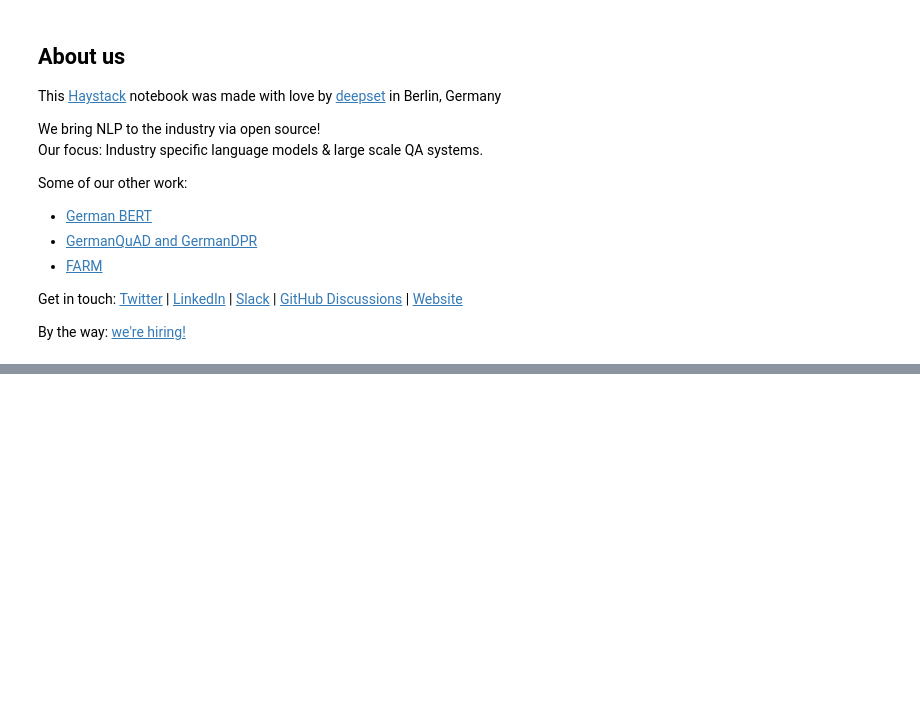
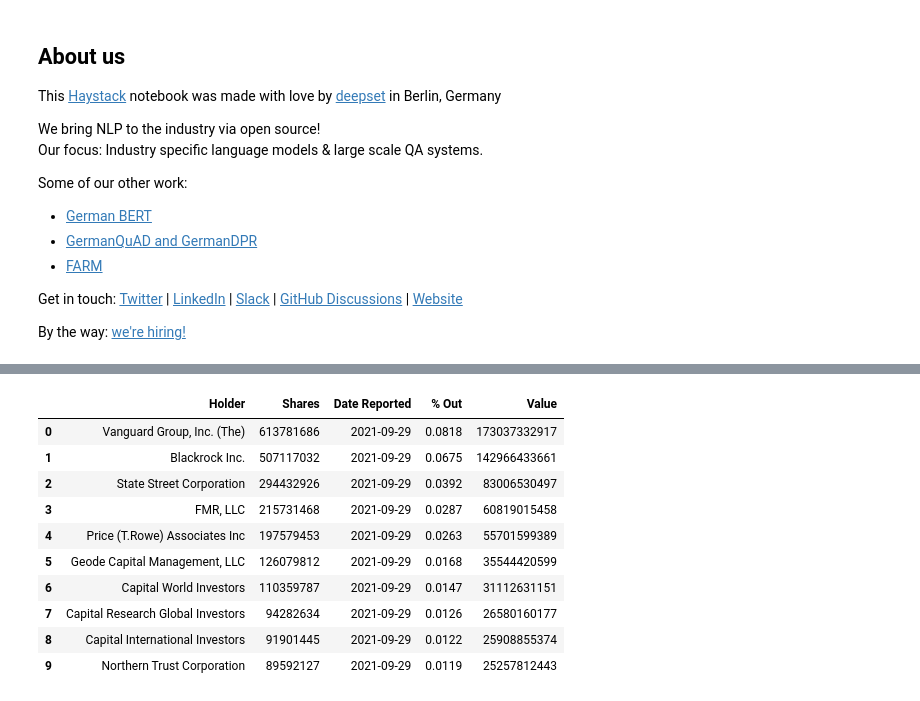
Before and after one commit to FriendlyUser/stonk_doc_search, a Jupyter notebook: notebooks/Basic_Pipeline_for_pkk_docs.ipynb, the cells around one changed output, grey strips where cells are left out. Saved outputs shown, nothing was run; the diff lists cells and outputs as text; code cells hidden in the pictures; blank space fills up the shorter version.

```diff
--- a/notebooks/Basic_Pipeline_for_pkk_docs.ipynb
+++ b/notebooks/Basic_Pipeline_for_pkk_docs.ipynb
@@ -341,0 +492,14 @@ By the way: [we're hiring!](https://www.deepset.ai/jobs)
+# %%
+msft.institutional_holders
+# %% [output]
+|  | Holder | Shares | Date Reported | % Out | Value |
+| 0 | Vanguard Group, Inc. (The) | 613781686 | 2021-09-29 | 0.0818 | 173037332917 |
+| 1 | Blackrock Inc. | 507117032 | 2021-09-29 | 0.0675 | 142966433661 |
+| 2 | State Street Corporation | 294432926 | 2021-09-29 | 0.0392 | 83006530497 |
+| 3 | FMR, LLC | 215731468 | 2021-09-29 | 0.0287 | 60819015458 |
+| 4 | Price (T.Rowe) Associates Inc | 197579453 | 2021-09-29 | 0.0263 | 55701599389 |
+| 5 | Geode Capital Management, LLC | 126079812 | 2021-09-29 | 0.0168 | 35544420599 |
+| 6 | Capital World Investors | 110359787 | 2021-09-29 | 0.0147 | 31112631151 |
+| 7 | Capital Research Global Investors | 94282634 | 2021-09-29 | 0.0126 | 26580160177 |
+| 8 | Capital International Investors | 91901445 | 2021-09-29 | 0.0122 | 25908855374 |
+| 9 | Northern Trust Corporation | 89592127 | 2021-09-29 | 0.0119 | 25257812443 |
```
Also changed, not shown: parts of 6 cells of this notebook.
